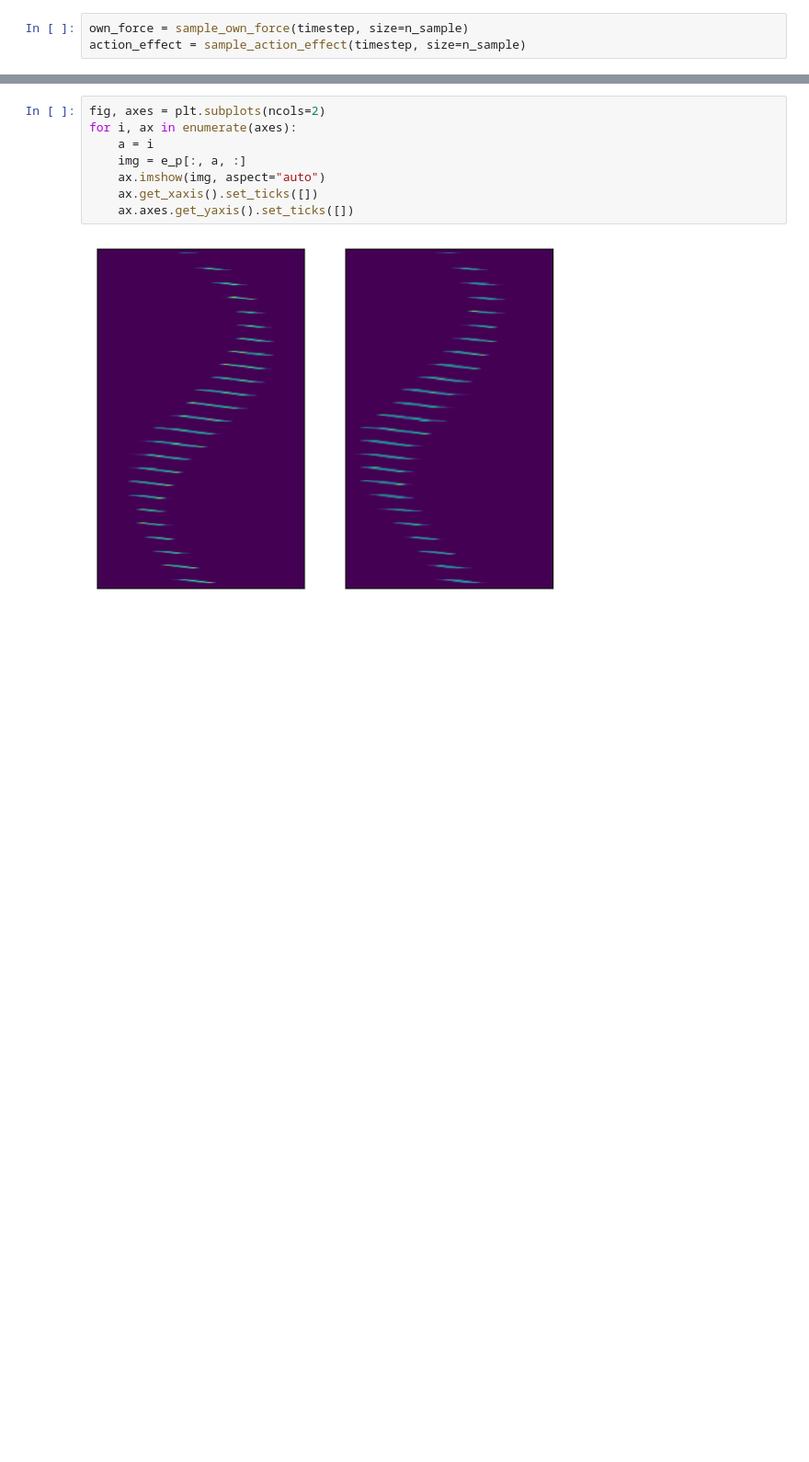
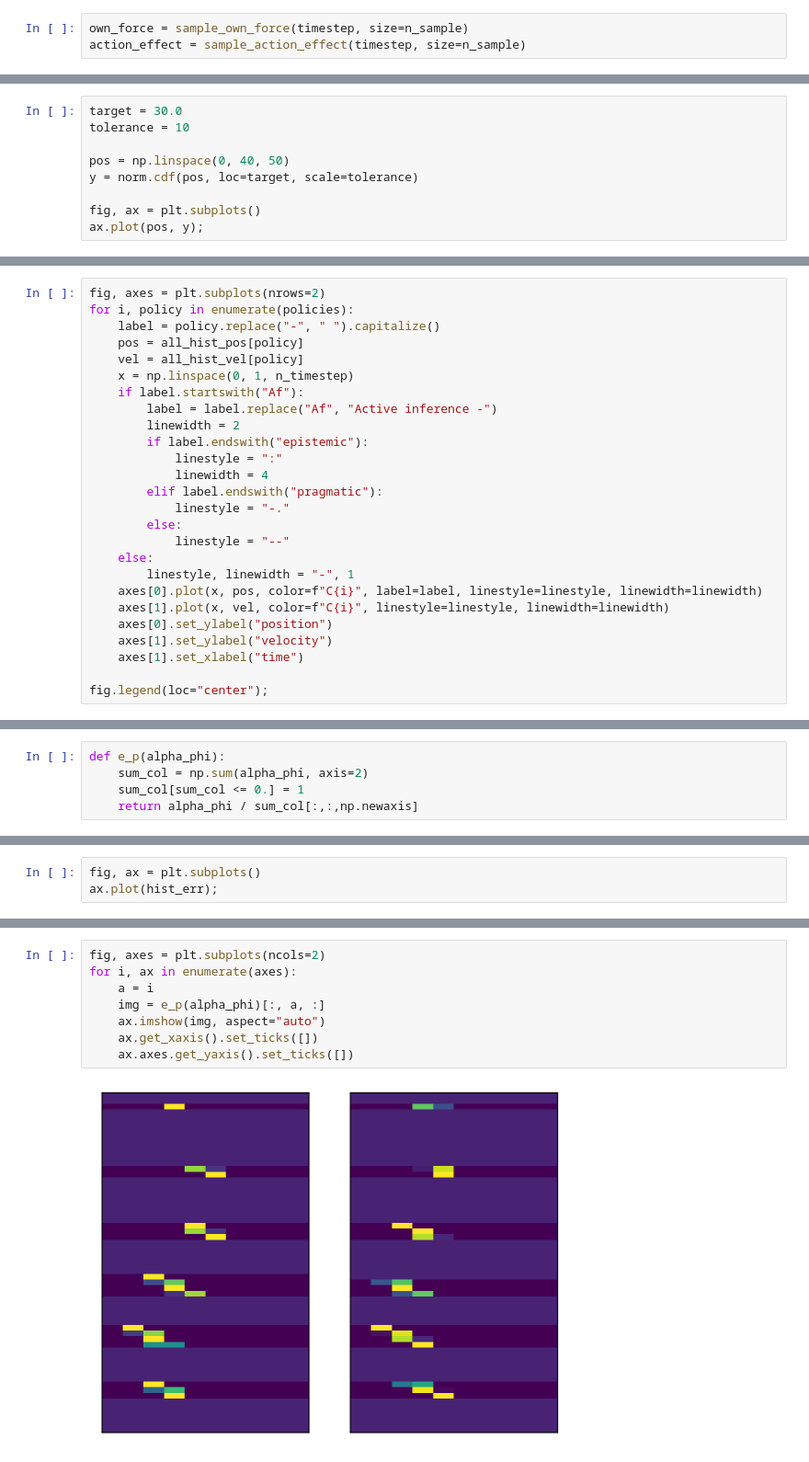
Before and after one commit to AurelienNioche/MAppModels, a Jupyter notebook: the-ball-2.ipynb, the cells around one changed output, grey strips where cells are left out. Shown at 92% size. Saved outputs shown, nothing was run; the diff lists cells and outputs as text; blank space fills up the shorter version.

```diff
--- a/the-ball-2.ipynb
+++ b/the-ball-2.ipynb
@@ -374,0 +313,9 @@ print(e_p.shape)
+# %%
+target = 30.0
+tolerance = 10
+
+pos = np.linspace(0, 40, 50)
+y = norm.cdf(pos, loc=target, scale=tolerance)
+
+fig, ax = plt.subplots()
+ax.plot(pos, y);
@@ -374,0 +407,26 @@ print(e_p.shape)
+# %%
+fig, axes = plt.subplots(nrows=2)
+for i, policy in enumerate(policies):
+    label = policy.replace("-", " ").capitalize()
+    pos = all_hist_pos[policy]
+    vel = all_hist_vel[policy]
+    x = np.linspace(0, 1, n_timestep)
+    if label.startswith("Af"):
+        label = label.replace("Af", "Active inference -")
+        linewidth = 2
+        if label.endswith("epistemic"):
+            linestyle = ":"
+            linewidth = 4
+        elif label.endswith("pragmatic"):
+            linestyle = "-."
+        else:
+            linestyle = "--"
+    else:
+        linestyle, linewidth = "-", 1
+    axes[0].plot(x, pos, color=f"C{i}", label=label, linestyle=linestyle, linewidth=linewidth)
+    axes[1].plot(x, vel, color=f"C{i}", linestyle=linestyle, linewidth=linewidth)
+    axes[0].set_ylabel("position")
+    axes[1].set_ylabel("velocity")
+    axes[1].set_xlabel("time")
+
+fig.legend(loc="center");
@@ -374,0 +435,5 @@ print(e_p.shape)
+# %%
+def e_p(alpha_phi):
+    sum_col = np.sum(alpha_phi, axis=2)
+    sum_col[sum_col <= 0.] = 1
+    return alpha_phi / sum_col[:,:,np.newaxis]
@@ -374,0 +485,3 @@ print(e_p.shape)
+# %%
+fig, ax = plt.subplots()
+ax.plot(hist_err);
@@ -375,10 +490,10 @@ print(e_p.shape)
 # %%
 fig, axes = plt.subplots(ncols=2)
 for i, ax in enumerate(axes):
     a = i
-    img = e_p[:, a, :]
+    img = e_p(alpha_phi)[:, a, :]
     ax.imshow(img, aspect="auto")
     ax.get_xaxis().set_ticks([])
     ax.axes.get_yaxis().set_ticks([])
 # %% [output]
-[figure, old version]
+[figure, new version]
```
Also changed, not shown: parts of 27 cells of this notebook.
